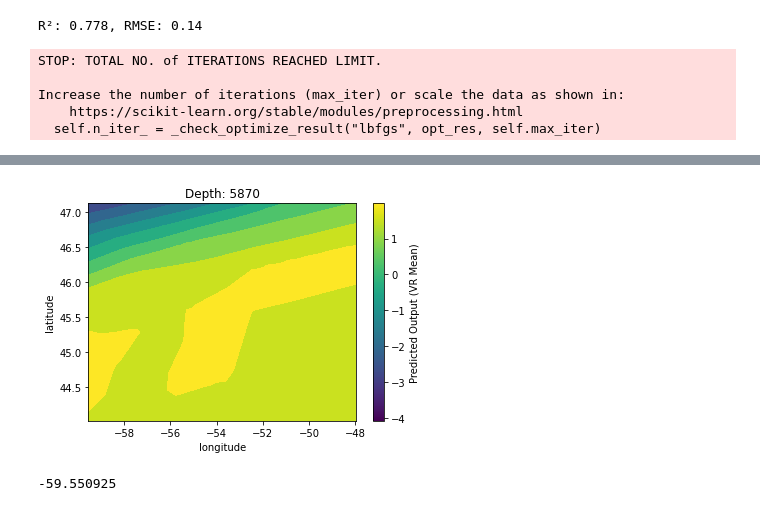
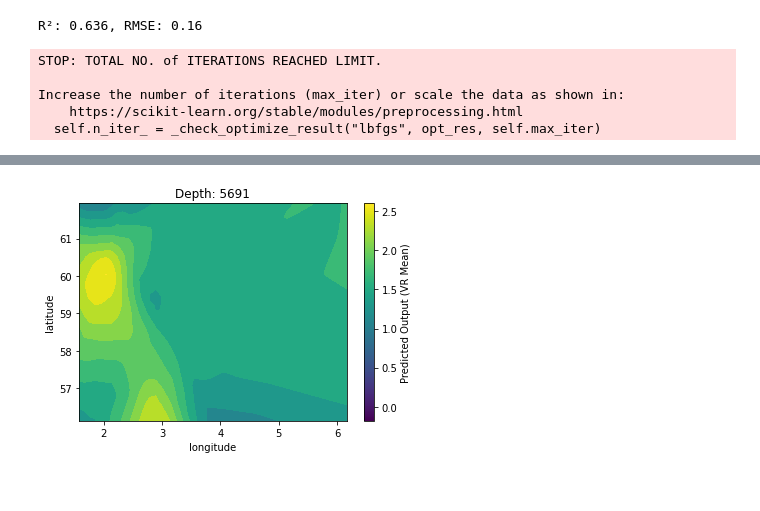
Before and after one commit to Prosserc/python_notebooks, a Jupyter notebook: learning/sklearn/3dVisMLP.ipynb, the cells around one changed output, grey strips where cells are left out. Drawn from its saved outputs; the diff is of its cells as text; code cells hidden in the pictures.

```diff
--- a/learning/sklearn/3dVisMLP.ipynb
+++ b/learning/sklearn/3dVisMLP.ipynb
@@ -8,7 +8,8 @@ from sklearn.metrics import r2_score, mean_squared_error
 from sklearn.pipeline import Pipeline
 import numpy as np
 
-with open('vr_demo.csv', encoding='utf-8') as f:
+fpath = 'nns_vr.csv'#'vr_demo.csv'
+with open(fpath, encoding='utf-8') as f:
     df = pd.read_csv(f, skipinitialspace=True, encoding='utf-8')
 features = df.columns.values[:-1]
 targets = df.columns.values[-1]
@@ -29,7 +30,7 @@ r2 = r2_score(y_test, y_pred)
 rmse = np.sqrt(mean_squared_error(y_test, y_pred))
 print(f"R²: {r2:.3f}, RMSE: {rmse:.2f}")
 # %% [output]
-R²: 0.778, RMSE: 0.14
+R²: 0.636, RMSE: 0.16
 STOP: TOTAL NO. of ITERATIONS REACHED LIMIT.
 
 Increase the number of iterations (max_iter) or scale the data as shown in:
@@ -72,36 +73,35 @@ cbar.set_label('Predicted Output (VR Mean)')
 
 # Intialise with zero depth
 cs = ax.contourf(lon_grid, lat_grid, np.full(lat_grid.shape, df[depth].min()),
                  cmap=CMAP, levels=LEVELS, norm=norm)
 
 # Define the function for updating the plot for each frame
 def update(depth_index):
     depth = depth_range[depth_index]
     prediction_grid = all_predictions[depth_index]
 
     # Clear the axis contents
     ax.cla()
 
     # Create a contour plot of the model predictions
     cs = ax.contourf(lon_grid, lat_grid, prediction_grid, cmap=CMAP,
                      levels=LEVELS, norm=norm)
     ax.set_title(f'Depth: {depth:.0f}')
     ax.set_xlabel('longitude')
     ax.set_ylabel('latitude')
 
 ax.set_xlim(df[lon].min(), df[lon].max())
 ax.set_ylim(df[lat].min(), df[lat].max())
 
 # Create the animation using the update function and the depth range
 ani = FuncAnimation(fig, update, interval=50, frames=range(len(depth_range)))
-ani.save('contour_lat_lon_depth_ani.mp4', writer='ffmpeg', fps=20)
+# text blurry in saved file, increasing bitrate doesn't resolve as suggested here: https://stackoverflow.com/a/29359673/2012446
+#writer = mpl.animation.FFMpegFileWriter(fps=20, bitrate=10000)
+#ani.save('contour_lat_lon_depth_mlp_ani.mp4', writer=writer)
+ani.save('contour_lat_lon_depth_mlp_ani_low_res.mp4', writer='ffmpeg')
 
 # Show the animation
 HTML(ani.to_jshtml())
 # %% [output]
 [interactive output not drawn]
-[figure, old version]
+[figure, new version]
-# %%
-df[lon].min()
-# %% [output]
--59.550925
```
Also changed, not shown: 5 other files.
